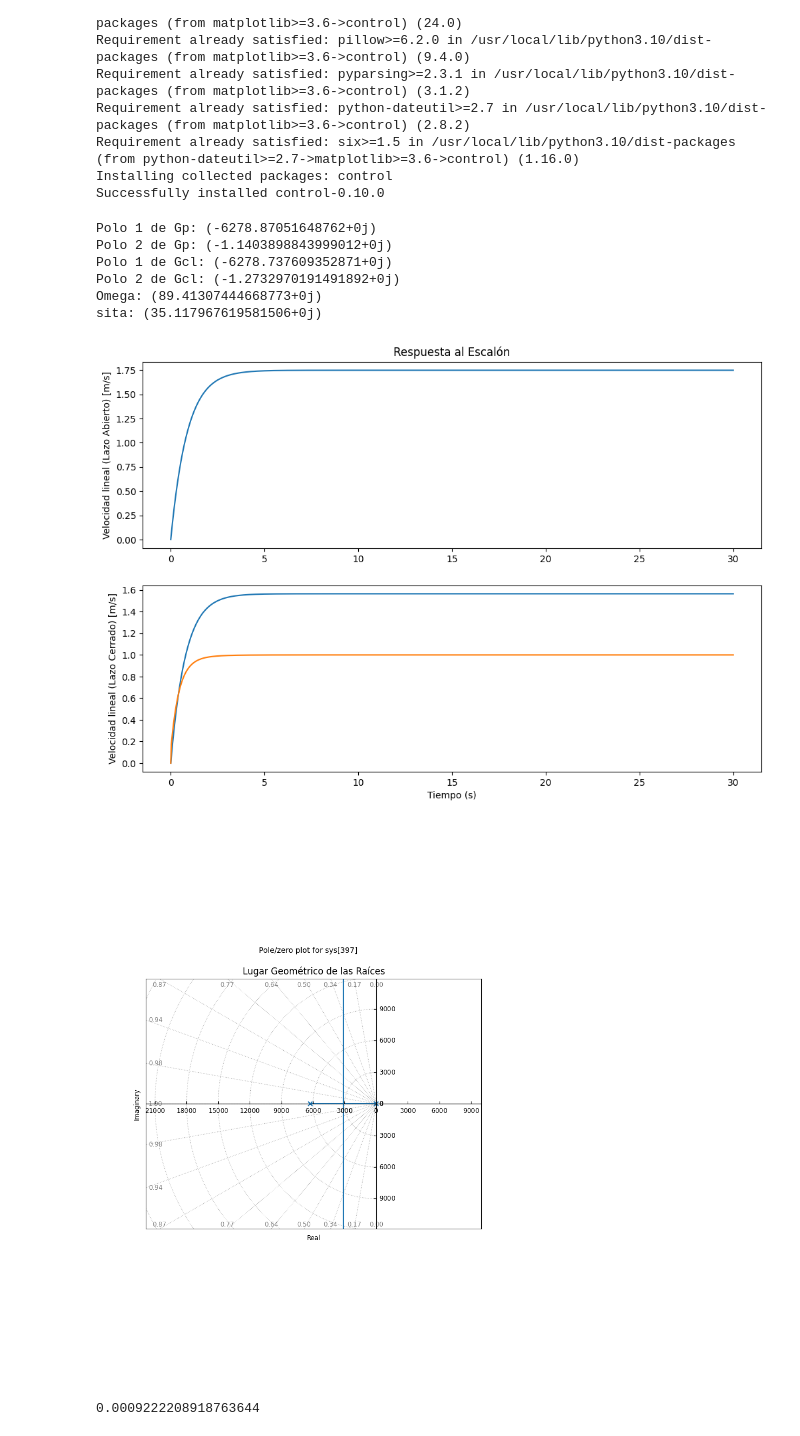
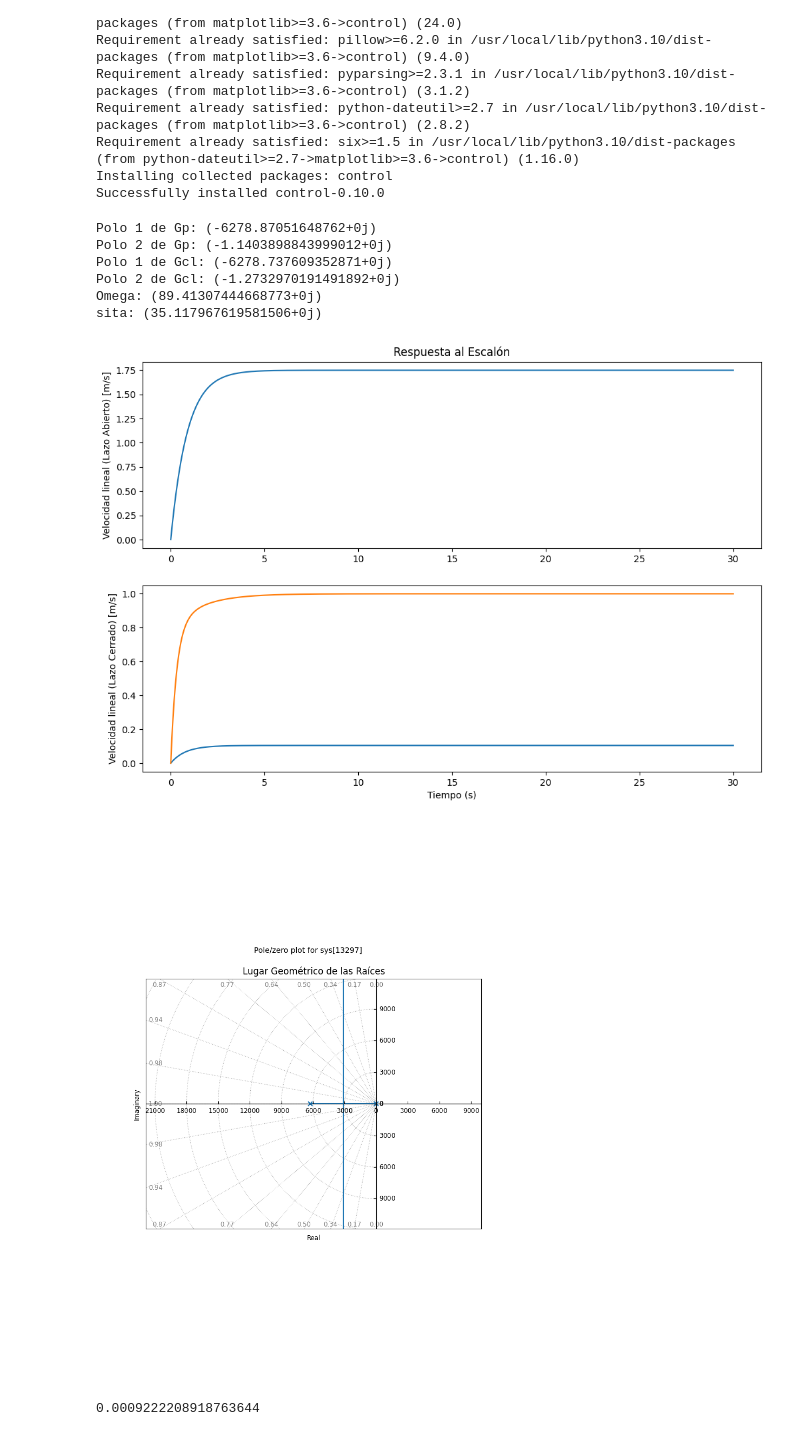
Before and after one commit to IvanLeiCas22/SistemasDeControl, a Jupyter notebook: LGR_2024.ipynb, the cells around one changed output. Saved outputs shown, nothing was run; the diff lists cells and outputs as text; code cells hidden in the pictures.

```diff
--- a/LGR_2024.ipynb
+++ b/LGR_2024.ipynb
@@ -24,13 +24,14 @@ import numpy as np
 import matplotlib.pyplot as plt
 import control as ctrl
 import math
+from scipy.optimize import minimize
 
 # Parámetros del motor en SI
 R = 0.628                # Ohm                 --> R   = resistencia en bornes
 L = 0.10 * (10**(-3))    # mH a H              --> L   = inductancia en bornes
 Jm = 60.2 * (10**(-7))   # g*cm^2 a kg*m^2     --> Jm  = inercia del rotor
 B = 10**(-5)             # N*m*rad/s           --> B   = fricción mecánica
-ki = 25.5 * (10**(-3))   # mV*s/rad a V*s/rad  --> k1  = constante de FEM
+kf = 25.5 * (10**(-3))   # mV*s/rad a V*s/rad  --> k1  = constante de FEM
 kb = 25.5 * (10**(-3))   # mN*m/A a N*m/A      --> k2  = constante de par
 n = 1/10                 #                     --> n   = relacion de transmision
 
@@ -58,17 +59,48 @@ Jeq = (Jm + (n**2) * MOI_sumatoria)                                            #
 
 # Función de transferencia de la planta
 s = ctrl.TransferFunction.s
-Gp = (ki * n * Radio_Rodillos) / (Jeq*L*(s**2) + (Jeq*R + B*L)*s + B*R + ki*kb)
+Gp = (kf * n * Radio_Rodillos) / (Jeq*L*(s**2) + (Jeq*R + B*L)*s + B*R + kf*kb)
 
 # Otra forma
-#nc = [ki * n * Radio_Rodillos]
-#dc = [Jeq*L, (Jeq*R + B*L), B*R + ki*kb]
+#nc = [kf * n * Radio_Rodillos]
+#dc = [Jeq*L, (Jeq*R + B*L), B*R + kf*kb]
 #Gp = ctrl.tf(nc, dc)
 
 # Controlador PID
+# Define la función objetivo
+# def objective(params):
+#     Kp, Ki, Kd = params
+#     C = ctrl.TransferFunction([Kd, Kp, Ki], [1, 0])
+#     system = ctrl.feedback(C * Gp, 1)
+#     t = np.linspace(0, 5, 500)  # Simulación hasta 5 segundos
+#     t, y = ctrl.step_response(system, t)
+#     reference = 1.5  # Velocidad de referencia deseada en m/s
+
+#     # Penalización por no alcanzar la referencia dentro de los 2 segundos
+#     time_index = np.where(t >= 2)[0][0]  # Índice en el tiempo de 2 segundos
+#     time_penalty = np.sum((y[:time_index] - reference)**2)  # Penalización en los primeros 2 segundos
+
+#     # Error cuadrático medio en todo el intervalo de tiempo
+#     error = np.sum((y - reference)**2)
+
+#     return error + 100 * time_penalty  # Aumentar penalización de tiempo
+
+# # Optimización
+# initial_guess = [1, 1, 1]
+# result = minimize(objective, initial_guess, method='Nelder-Mead')
+# Kp_opt, Ki_opt, Kd_opt = result.x
+
+# print(f'Kp: {Kp_opt}, Ki: {Ki_opt}, Kd: {Kd_opt}')
+
+# Simulación con los parámetros óptimos
+# C = ctrl.TransferFunction([Kd_opt, Kp_opt, Ki_opt], [1, 0])
+# Gpid = ctrl.feedback(C * Gp, 1)
+# Kp = 20  # Ajustar según necesidades
+# Ki = 20  # Ajustar según necesidades
+# Kd = 1   # Ajustar según necesidades
 Kp = 20  # Ajustar según necesidades
-Ki = 20  # Ajustar según necesidades
-Kd = 1   # Ajustar según necesidades
+Ki = 15  # Ajustar según necesidades
+Kd = 0   # Ajustar según necesidades
 C = ctrl.TransferFunction([Kd, Kp, Ki], [1, 0])
 
 # Sistema en lazo cerrado con controlador PID
@@ -105,44 +137,42 @@ print("sita:", sita)
 
 # Respuesta al escalón en LC
 t, y_closed_loop = ctrl.step_response(Gcl, t)
-y_closed_loop *= 15
 
 # Respuesta al escalón PID
 t, y_PID = ctrl.step_response(Gpid, t)
-#y_PID *= 15
 
 # Respuestas en función del tiempo
 plt.figure(figsize=(12, 8))
 
 plt.subplot(2, 1, 1)
 plt.plot(t, y_open_loop)
 plt.title('Respuesta al Escalón')
 plt.ylabel('Velocidad lineal (Lazo Abierto) [m/s]')
 
 plt.subplot(2, 1, 2)
 plt.plot(t, y_closed_loop)
 plt.ylabel('Velocidad lineal (Lazo Cerrado) [m/s]')
 plt.xlabel('Tiempo (s)')
 
 plt.subplot(2, 1, 2)
 plt.plot(t, y_PID)
 plt.ylabel('Velocidad lineal (Lazo Cerrado) [m/s]')
 plt.xlabel('Tiempo (s)')
 
 # Gráfica del LGR
 plt.figure(figsize=(8, 6))
 ctrl.root_locus(Gp, plot=True, grid=True)
 plt.title('Lugar Geométrico de las Raíces')
 
 plt.show()
 # %% [output]
 Polo 1 de Gp: (-6278.87051648762+0j)
 Polo 2 de Gp: (-1.1403898843999012+0j)
 Polo 1 de Gcl: (-6278.737609352871+0j)
 Polo 2 de Gcl: (-1.2732970191491892+0j)
 Omega: (89.41307444668773+0j)
 sita: (35.117967619581506+0j)
-[figure, old version]
+[figure, new version]
 [figure]
 # %%
 Jeq
```
